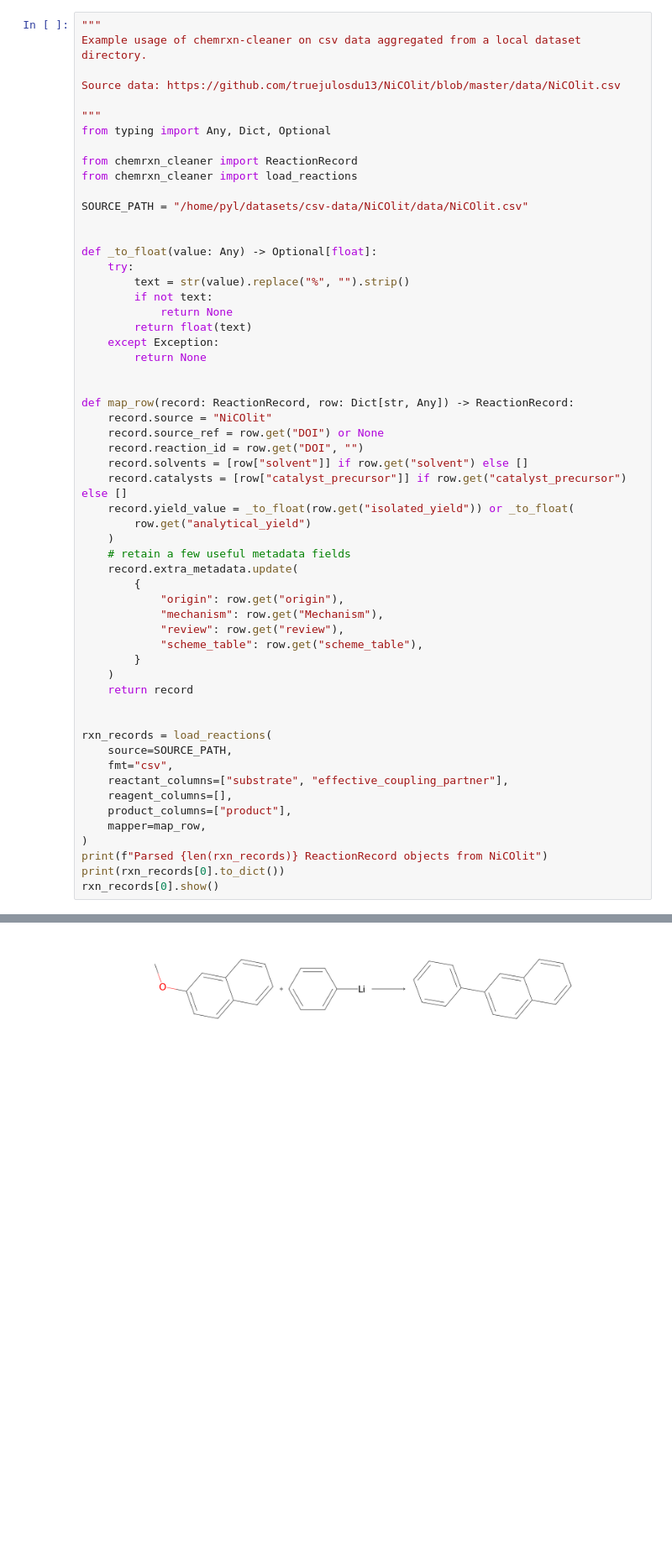
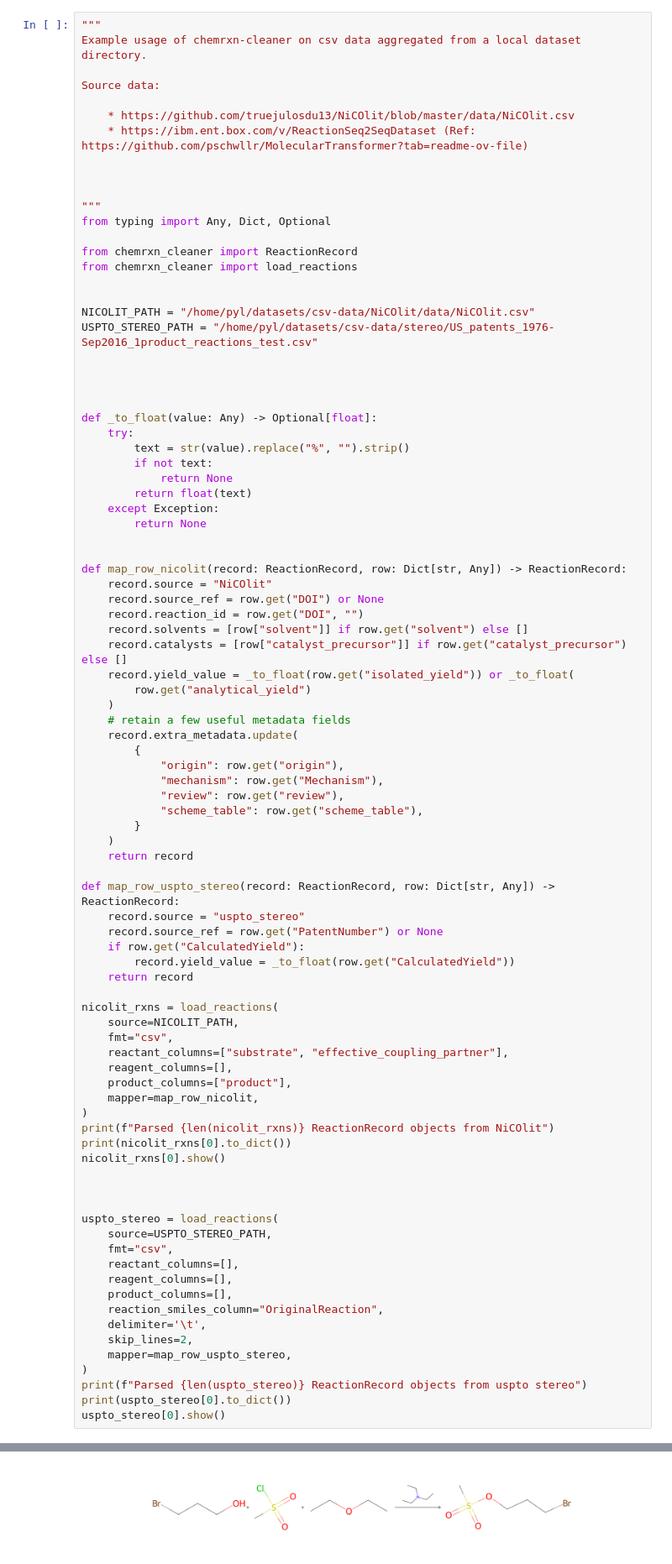
Before and after one commit to peiyeliu/chemrxn-cleaner, a Jupyter notebook: examples/example.ipynb, the cells around one changed output, grey strips where cells are left out. Shown at 84% size. Saved outputs shown, nothing was run; the diff lists cells and outputs as text; blank space fills up the shorter version.

Commit message:
update csv loaders to allow skip of lines

```diff
--- a/examples/example.ipynb
+++ b/examples/example.ipynb
@@ -148,7 +148,12 @@ rxn_records[0].show()
 """
 Example usage of chemrxn-cleaner on csv data aggregated from a local dataset directory.
 
-Source data: https://github.com/truejulosdu13/NiCOlit/blob/master/data/NiCOlit.csv
+Source data:
+
+    * https://github.com/truejulosdu13/NiCOlit/blob/master/data/NiCOlit.csv
+    * https://ibm.ent.box.com/v/ReactionSeq2SeqDataset (Ref: https://github.com/pschwllr/MolecularTransformer?tab=readme-ov-file)
+
+
 
 """
 from typing import Any, Dict, Optional
@@ -156,7 +161,11 @@ from typing import Any, Dict, Optional
 from chemrxn_cleaner import ReactionRecord
 from chemrxn_cleaner import load_reactions
 
-SOURCE_PATH = "/home/pyl/datasets/csv-data/NiCOlit/data/NiCOlit.csv"
+
+NICOLIT_PATH = "/home/pyl/datasets/csv-data/NiCOlit/data/NiCOlit.csv"
+USPTO_STEREO_PATH = "/home/pyl/datasets/csv-data/stereo/US_patents_1976-Sep2016_1product_reactions_test.csv"
+
+
 
 
 def _to_float(value: Any) -> Optional[float]:
@@ -169,7 +178,7 @@ def _to_float(value: Any) -> Optional[float]:
         return None
 
 
-def map_row(record: ReactionRecord, row: Dict[str, Any]) -> ReactionRecord:
+def map_row_nicolit(record: ReactionRecord, row: Dict[str, Any]) -> ReactionRecord:
     record.source = "NiCOlit"
     record.source_ref = row.get("DOI") or None
     record.reaction_id = row.get("DOI", "")
@@ -189,16 +198,39 @@ def map_row(record: ReactionRecord, row: Dict[str, Any]) -> ReactionRecord:
     )
     return record
 
+def map_row_uspto_stereo(record: ReactionRecord, row: Dict[str, Any]) -> ReactionRecord:
+    record.source = "uspto_stereo"
+    record.source_ref = row.get("PatentNumber") or None
+    if row.get("CalculatedYield"):
+        record.yield_value = _to_float(row.get("CalculatedYield"))
+    return record
 
-rxn_records = load_reactions(
-    source=SOURCE_PATH,
+nicolit_rxns = load_reactions(
+    source=NICOLIT_PATH,
     fmt="csv",
     reactant_columns=["substrate", "effective_coupling_partner"],
     reagent_columns=[],
     product_columns=["product"],
-    mapper=map_row,
+    mapper=map_row_nicolit,
 )
-print(f"Parsed {len(rxn_records)} ReactionRecord objects from NiCOlit")
-print(rxn_records[0].to_dict())
-rxn_records[0].show()
+print(f"Parsed {len(nicolit_rxns)} ReactionRecord objects from NiCOlit")
+print(nicolit_rxns[0].to_dict())
+nicolit_rxns[0].show()
+
+
+
+uspto_stereo = load_reactions(
+    source=USPTO_STEREO_PATH,
+    fmt="csv",
+    reactant_columns=[],
+    reagent_columns=[],
+    product_columns=[],
+    reaction_smiles_column="OriginalReaction",
+    delimiter='\t',
+    skip_lines=2,
+    mapper=map_row_uspto_stereo,
+)
+print(f"Parsed {len(uspto_stereo)} ReactionRecord objects from uspto stereo")
+print(uspto_stereo[0].to_dict())
+uspto_stereo[0].show()
 # %% [output]
@@ -212 +248 @@ Parsed 2003 ReactionRecord objects from NiCOlit
-[figure, old version]
+[figure, new version]
```
Also changed, not shown: parts of 1 cell of this notebook, 2 other files.
